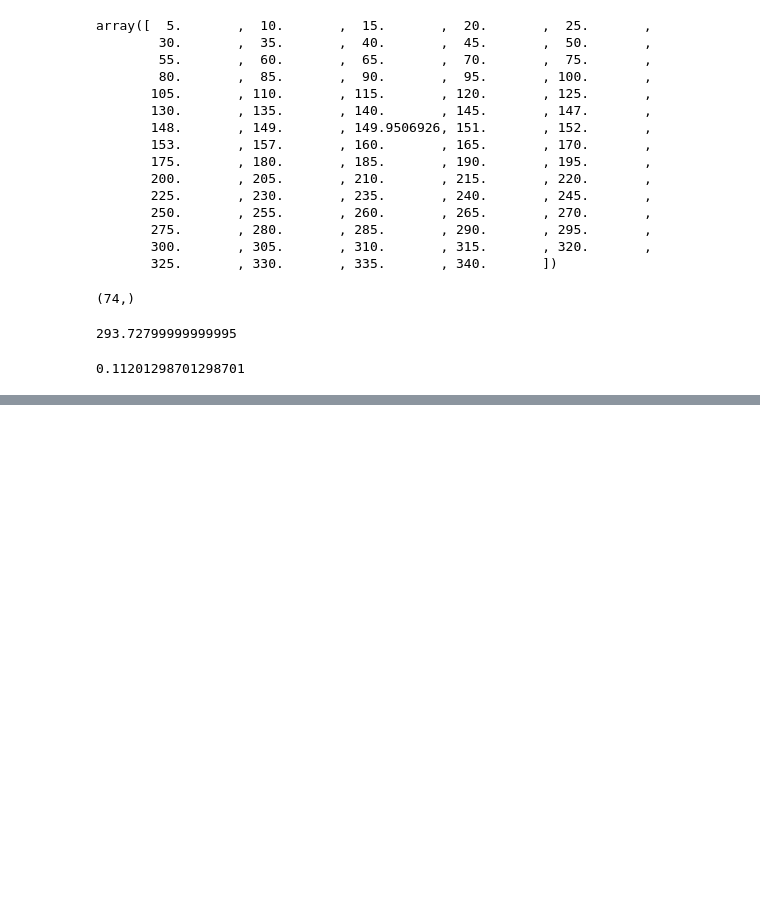
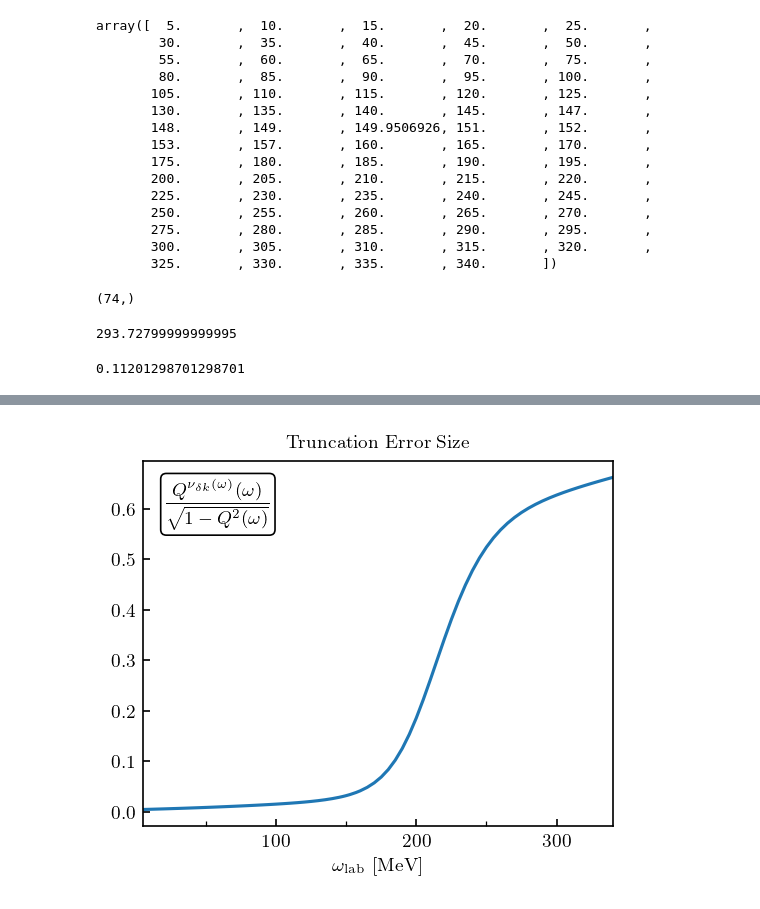
Before and after one commit to buqeye/compton-scattering, a Jupyter notebook: notebooks/plot_compton_coefficients.ipynb, the cells around one changed output, grey strips where cells are left out. Cells and saved outputs as stored; diff of their text form; code cells hidden in the pictures; blank space fills up the shorter version.

```diff
--- a/notebooks/plot_compton_coefficients.ipynb
+++ b/notebooks/plot_compton_coefficients.ipynb
@@ -150,7 +159,7 @@ omega.shape
 # %% [output]
 (74,)
 # %%
-Lambdab = 600
+Lambdab = 650
 
 # R_script = (mass_delta - mass_proton) / Lambdab
 # delta_omega = df['omegalab [MeV]'] / Lambdab
@@ -376,3 +372,5 @@ from compton import order_transition
 # Fourth order is complete at low energy, so omitted is 5
 # But it is not complete at high energy, so it goes to 1
 omitted_order = order_transition(5, 1, omega)
+# %%
+Q_vs_omega = expansion_parameter_cm(omega[:, None][:, [0,0]], Lambdab, mass=mass_proton, factor=0.5)
@@ -379 +395,17 @@ omitted_order = order_transition(5, 1, omega)
+# %%
+fig, ax = plt.subplots(1,1, figsize=(3.4, 3))
+ax.plot(omega, Q_vs_omega**omitted_order / np.sqrt(1 - Q_vs_omega**2))
+
+ax.set_xticks([0, 100, 200, 300])
+ax.set_xticks([50, 150, 250], minor=True)
+ax.margins(x=0)
+ax.text(
+    0.05, 0.95, r'$\displaystyle\frac{Q^{\nu_{\delta k}(\omega)}(\omega)}{\sqrt{1 - Q^2(\omega)}}$',
+    ha='left', va='top', transform=ax.transAxes, bbox=dict(boxstyle='round', facecolor='w')
+)
+ax.set_xlabel(r'$\omega_{\mathrm{lab}}$ [MeV]')
+ax.set_title('Truncation Error Size')
+fig.savefig('manuscript_figures/truncation_error_stdv')
+# %% [output]
+[figure, added]
 # %%
```
Also changed, not shown: parts of 67 cells of this notebook, 10 other files.
